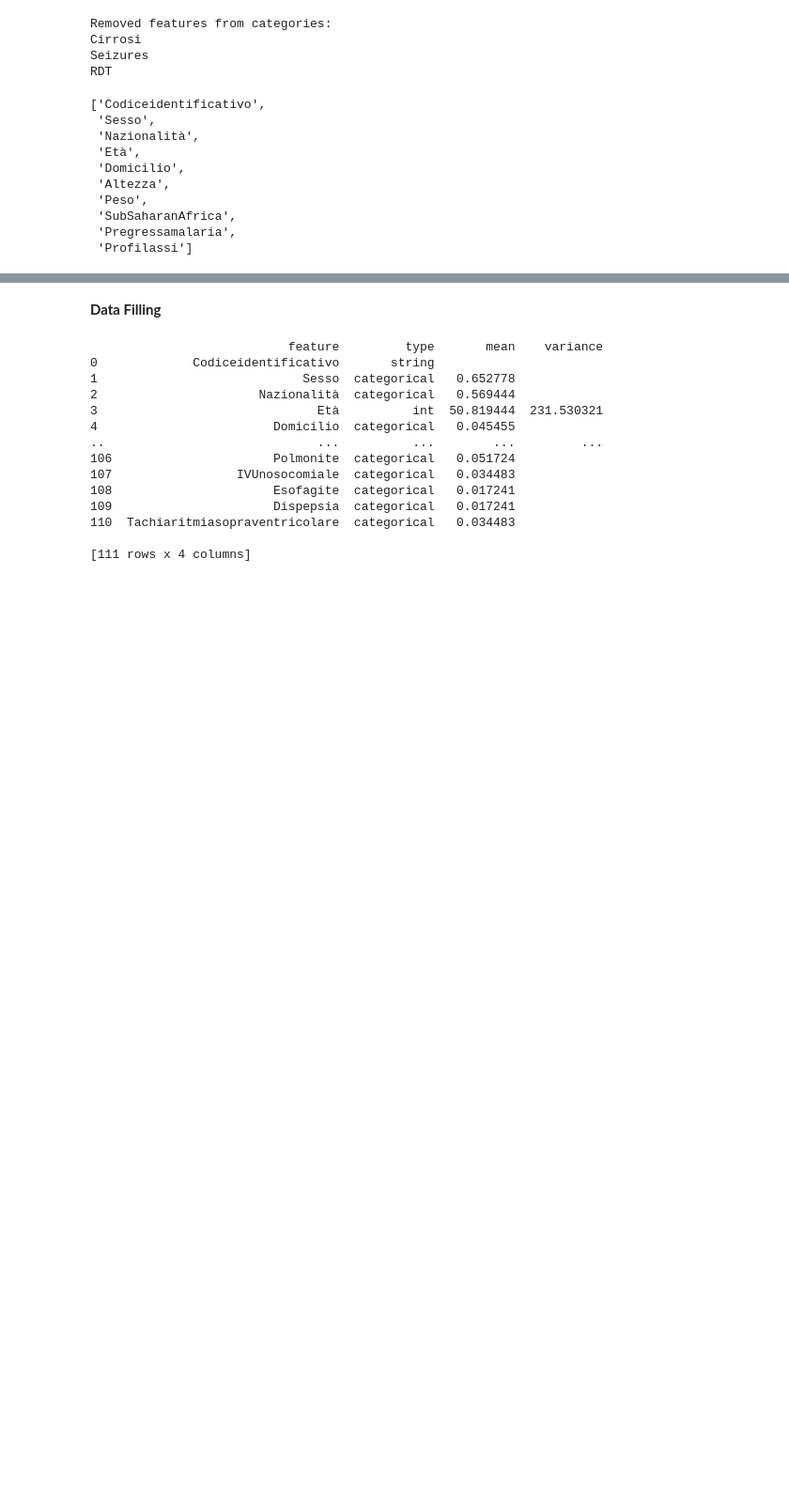
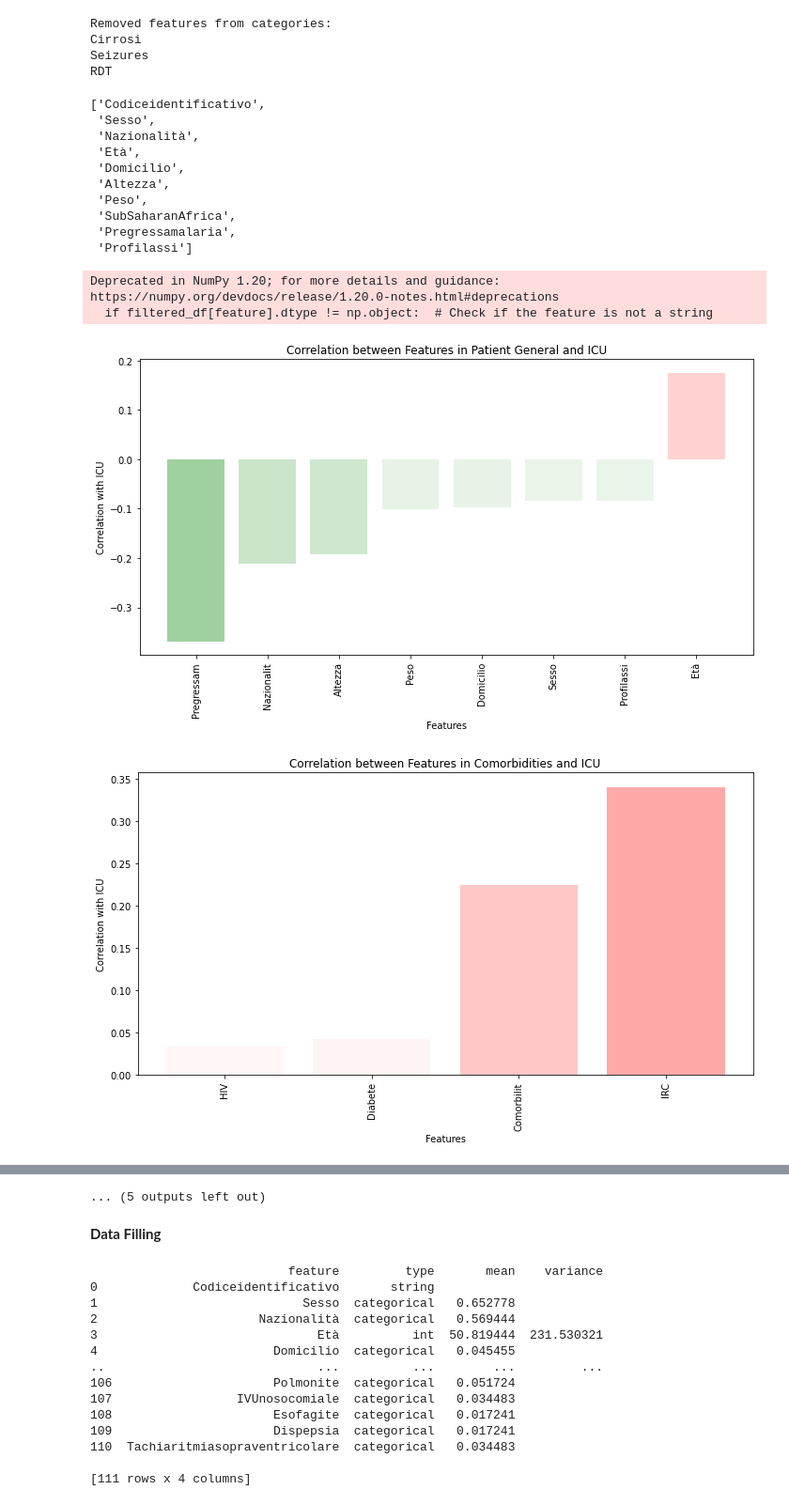
Before and after one commit to BalthazarMIGNARD/MalariaDataAnalysis, a Jupyter notebook: src/graph2.ipynb, the cells around one changed output, grey strips where cells are left out. Shown: that part at 94% size. Saved outputs shown, nothing was run; the diff lists cells and outputs as text; code cells hidden in the pictures; blank space fills up the shorter version.

```diff
--- a/src/graph2.ipynb
+++ b/src/graph2.ipynb
@@ -220,45 +220,50 @@ patient_general # Should not have the 'Sub-Saharan Africa' column for example
  'Pregressamalaria',
  'Profilassi']
 # %%
-# import matplotlib.pyplot as plt
-# import numpy as np
-# from matplotlib import colors
+import matplotlib.pyplot as plt
+import numpy as np
+from matplotlib import colors
 
-# # Define the category lists
-# categories = [patient_general, comorbidities, patient_state_arrival, diagnosis_type, diagnosis_result, baseline_other, QTc, T0, T1, T2, T3, T7, treatment, outcome, PADH_info, follow_up]
-# category_names = ['Patient General', 'Comorbidities', 'Patient State Arrival', 'Diagnosis Type', 'Diagnosis Result', 'Baseline Other', 'QTc', 'T0', 'T1', 'T2', 'T3', 'T7', 'Treatment', 'Outcome', 'PADH Info', 'Follow-up']
+# Define the category lists
+categories = [patient_general, comorbidities, patient_state_arrival, diagnosis_type, diagnosis_result, baseline_other, QTc, T0, T1, T2, T3, T7, treatment, outcome, PADH_info, follow_up]
+category_names = ['Patient General', 'Comorbidities', 'Patient State Arrival', 'Diagnosis Type', 'Diagnosis Result', 'Baseline Other', 'QTc', 'T0', 'T1', 'T2', 'T3', 'T7', 'Treatment', 'Outcome', 'PADH Info', 'Follow-up']
 
-# # Get the 'ICU' column from filtered_df
-# target_column = filtered_df['ICU']
+# Get the 'ICU' column from filtered_df
+target_column = filtered_df['ICU']
 
-# # Iterate over each category
-# for category, category_name in zip(categories, category_names):
-#     # Filter the features based on the current category
-#     features = [feature for feature in filtered_df.columns if feature in category]
+# Iterate over each category
+for category, category_name in zip(categories, category_names):
+    # Filter the features based on the current category
+    features = [feature for feature in filtered_df.columns if feature in category]
 
-#     # Calculate the correlation between each feature and ICU
-#     correlations = []
-#     for feature in features:
-#         if filtered_df[feature].dtype != np.object:  # Check if the feature is not a string
-#             correlation = filtered_df[feature].corr(target_column)
-#             correlations.append((feature, correlation))
+    # Calculate the correlation between each feature and ICU
+    correlations = []
+    for feature in features:
+        if filtered_df[feature].dtype != np.object:  # Check if the feature is not a string
+            correlation = filtered_df[feature].corr(target_column)
+            correlations.append((feature, correlation))
 
-#     # Sort the correlation values in ascending order
-#     correlations.sort(key=lambda x: x[1])
+    # Sort the correlation values in ascending order
+    correlations.sort(key=lambda x: x[1])
 
-#     # Prepare colors for the bars based on correlation values
-#     cmap = colors.LinearSegmentedColormap.from_list('correlation_cmap', ['green', 'white', 'red'])
-#     norm = colors.Normalize(vmin=-1, vmax=1)
+    # Prepare colors for the bars based on correlation values
+    cmap = colors.LinearSegmentedColormap.from_list('correlation_cmap', ['green', 'white', 'red'])
+    norm = colors.Normalize(vmin=-1, vmax=1)
 
-#     # Plot the correlation values on a bar chart with colored bars
-#     plt.figure(figsize=(10, 6))
-#     features, correlation_values = zip(*correlations)
-#     bar_colors = cmap(norm(correlation_values))
-#     plt.bar(features, correlation_values, color=bar_colors)
-#     plt.xlabel('Features')
-#     plt.ylabel('Correlation with ICU')
-#     plt.title(f'Correlation between Features in {category_name} and ICU')
-#     plt.xticks(rotation=90)
-#     plt.gca().set_xticklabels([label[:10] for label in features])  # Display only the first 10 characters of the labels
-#     plt.tight_layout()
-#     plt.show()
+    # Plot the correlation values on a bar chart with colored bars
+    plt.figure(figsize=(10, 6))
+    features, correlation_values = zip(*correlations)
+    bar_colors = cmap(norm(correlation_values))
+    plt.bar(features, correlation_values, color=bar_colors)
+    plt.xlabel('Features')
+    plt.ylabel('Correlation with ICU')
+    plt.title(f'Correlation between Features in {category_name} and ICU')
+    plt.xticks(rotation=90)
+    plt.gca().set_xticklabels([label[:10] for label in features])  # Display only the first 10 characters of the labels
+    plt.tight_layout()
+    plt.show()
+# %% [output]
+Deprecated in NumPy 1.20; for more details and guidance: https://numpy.org/devdocs/release/1.20.0-notes.html#deprecations
+  if filtered_df[feature].dtype != np.object:  # Check if the feature is not a string
+[figure, added]
+[figure, added]
@@ -265,3 +279,4 @@ patient_general # Should not have the 'Sub-Saharan Africa' column for example
+... (5 outputs left out)
 # %% [markdown]
 **Data Filling**
 # %%
```
Also changed, not shown: parts of 3 cells of this notebook, 6 other files.
